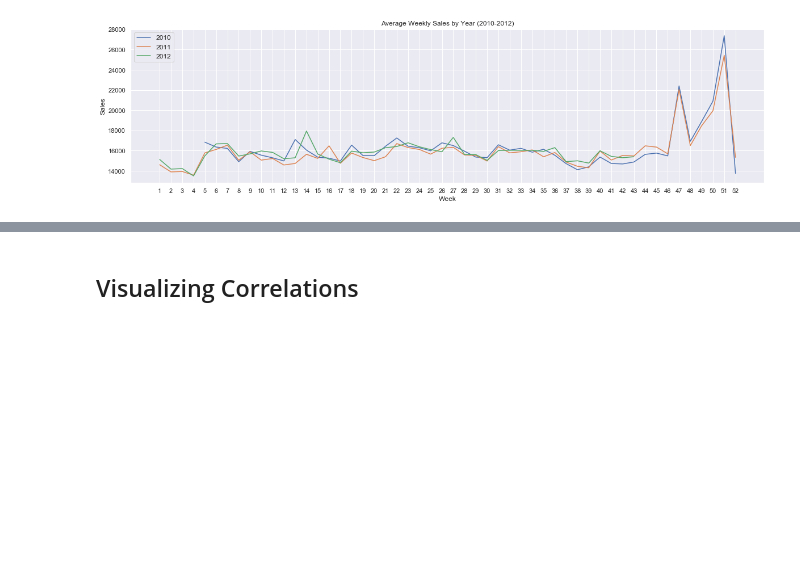
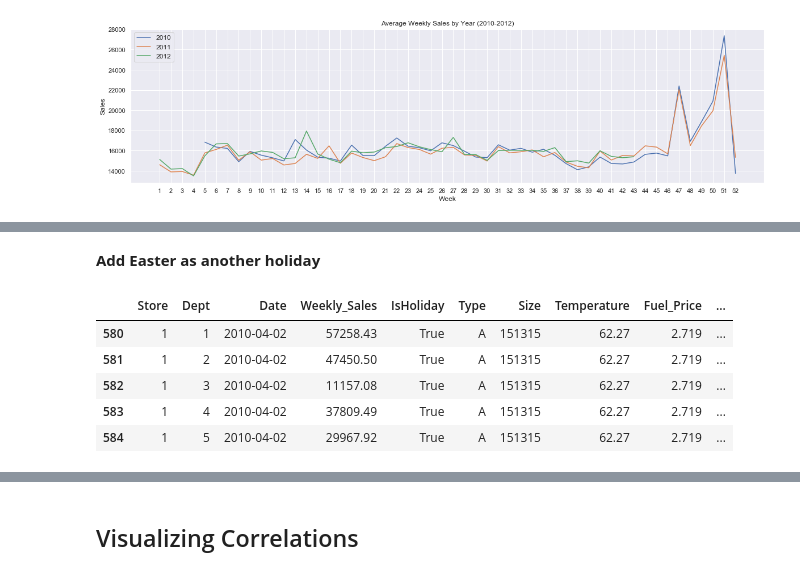
Before and after one commit to alyslma/walmart-sales-forecasting, a Jupyter notebook: WalmartSalesPrediction.ipynb, the cells around one changed output, grey strips where cells are left out. Drawn from its saved outputs; the diff is of its cells as text; code cells hidden in the pictures; blank space fills up the shorter version.

```diff
--- a/WalmartSalesPrediction.ipynb
+++ b/WalmartSalesPrediction.ipynb
@@ -479,0 +490,15 @@ plt.show()
+# %% [markdown]
+**Add Easter as another holiday**
+# %%
+train.loc[(train['Week']==13) & (train['Year']==2010), "IsHoliday"] = True
+train.loc[(train['Week']==16) & (train['Year']==2011), "IsHoliday"] = True
+train.loc[(train['Week']==14) & (train['Year']==2012), "IsHoliday"] = True
+
+train.loc[(train['Week']==13) & (train['Year']==2010)].head()
+# %% [output]
+|  | Store | Dept | Date | Weekly_Sales | IsHoliday | Type | Size | Temperature | Fuel_Price | ... |
+| 580 | 1 | 1 | 2010-04-02 | 57258.43 | True | A | 151315 | 62.27 | 2.719 | ... |
+| 581 | 1 | 2 | 2010-04-02 | 47450.50 | True | A | 151315 | 62.27 | 2.719 | ... |
+| 582 | 1 | 3 | 2010-04-02 | 11157.08 | True | A | 151315 | 62.27 | 2.719 | ... |
+| 583 | 1 | 4 | 2010-04-02 | 37809.49 | True | A | 151315 | 62.27 | 2.719 | ... |
+| 584 | 1 | 5 | 2010-04-02 | 29967.92 | True | A | 151315 | 62.27 | 2.719 | ... |
```
Also changed, not shown: parts of 7 cells of this notebook.
